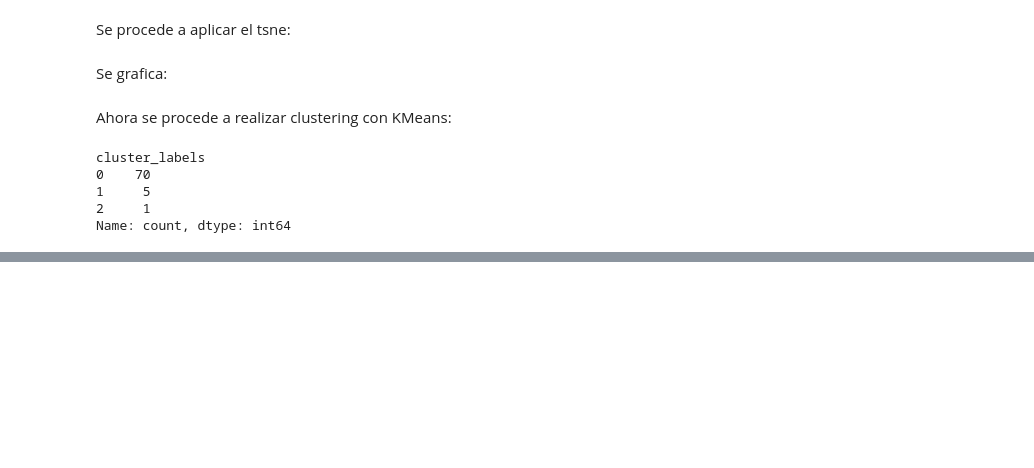
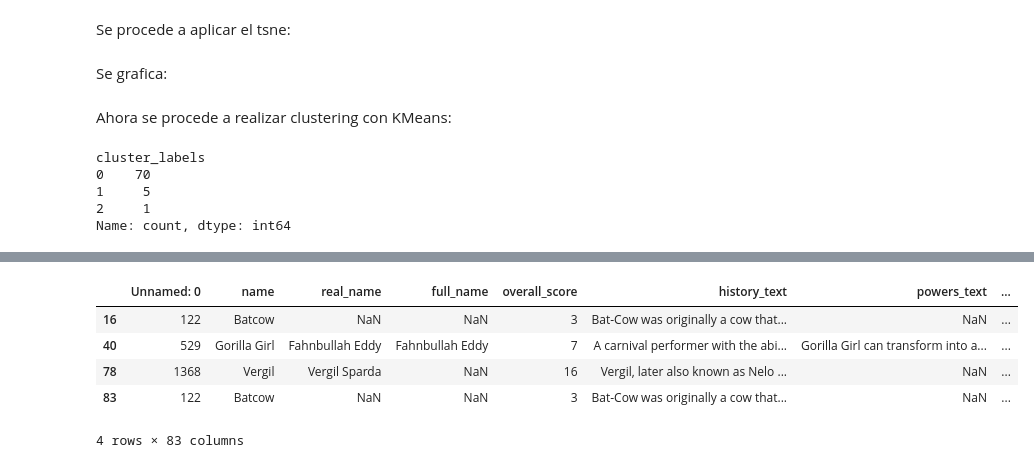
Before and after one commit to mvarasg/MDS7202-Lab-Programacion-Cientifica-MDS, a Jupyter notebook: lab9/Laboratorio9_Respuestas.ipynb, the cells around one changed output, grey strips where cells are left out. Drawn from its saved outputs; the diff is of its cells as text; code cells hidden in the pictures; blank space fills up the shorter version.

```diff
--- a/lab9/Laboratorio9_Respuestas.ipynb
+++ b/lab9/Laboratorio9_Respuestas.ipynb
@@ -826,3 +810,12 @@ df_comics_no_label
+# %%
+df_comics_no_label[df_comics_no_label['name'].isin(['Vergil', 'Gorilla Girl', 'Batcow'])]
+# %% [output]
+|  | Unnamed: 0 | name | real_name | full_name | overall_score | history_text | powers_text | ... |
+| 16 | 122 | Batcow | NaN | NaN | 3 | Bat-Cow was originally a cow that... | NaN | ... |
+| 40 | 529 | Gorilla Girl | Fahnbullah Eddy | Fahnbullah Eddy | 7 | A carnival performer with the abi... | Gorilla Girl can transform into a... | ... |
+| 78 | 1368 | Vergil | Vergil Sparda | NaN | 16 | Vergil, later also known as Nelo ... | NaN | ... |
+| 83 | 122 | Batcow | NaN | NaN | 3 | Bat-Cow was originally a cow that... | NaN | ... |
+4 rows × 83 columns
 # %% [markdown]
 <p align="center">
   <img src="https://media1.tenor.com/images/fb5bf7cc5a4acb91b4177672886a88ba/tenor.gif?itemid=5591338">
```
Also changed, not shown: parts of 2 cells of this notebook.
